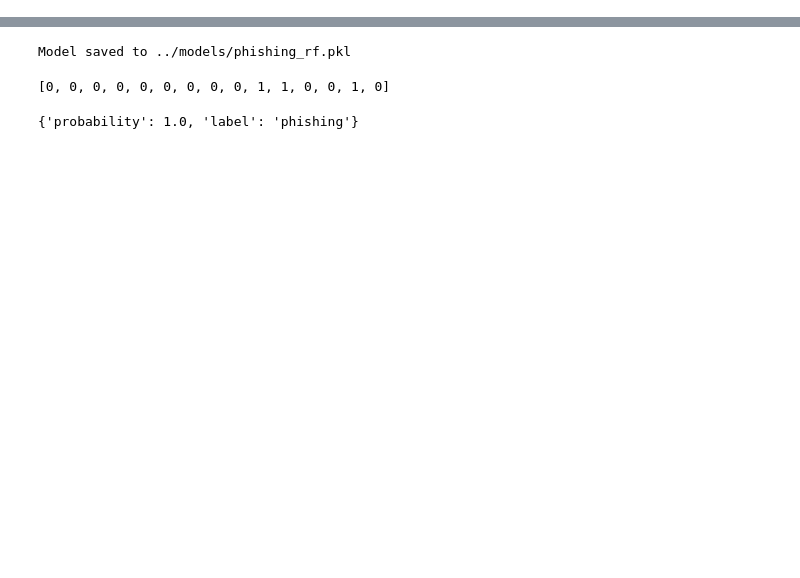
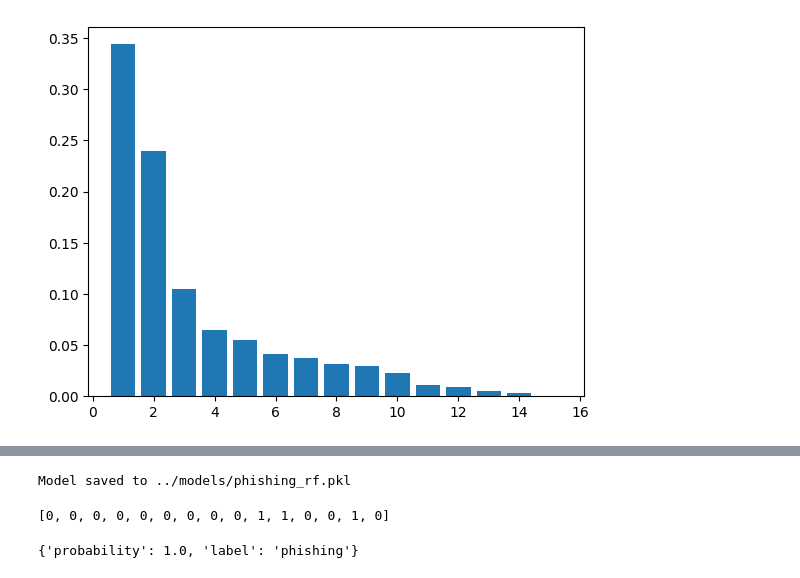
Before and after one commit to Lyhour7777/Phishing-Detection-Using-ML, a Jupyter notebook: notebooks/train-model.ipynb, the cells around one changed output, grey strips where cells are left out. Cells and saved outputs as stored; diff of their text form; code cells hidden in the pictures; blank space fills up the shorter version.

Commit message:
training notebook

```diff
--- a/notebooks/train-model.ipynb
+++ b/notebooks/train-model.ipynb
@@ -1,27 +1,5 @@
 # %%
-import os
 import pandas as pd
 
-
-FEATURE_NAMES = [
-        "Having IP address",
-        "Having @ symbol",
-        "URL length >= 54",
-        "Multiple subdomains",
-        "Redirection //",
-        "HTTP instead of HTTPS",
-        "URL shortening service",
-        "Prefix/Suffix in domain",
-        "DNS record missing",
-        "Domain age < 6 months",
-        "Domain expires in <6 months",
-        "Iframe detected",
-        "Mouse-over script",
-        "Right-click disabled",
-        "Multiple forwarding"
-    ]
-DATA_PATH = '../data/url_extractor.csv'
-MODEL_DIR = "../models"
-MODEL_PATH = os.path.join(MODEL_DIR, "phishing_rf.pkl")
-
-data = pd.read_csv(DATA_PATH)
+df = pd.read_csv('../data/combined_extracted_features_dataset.csv')
+df.head()
@@ -41,0 +50,17 @@ X_train, X_test, y_train, y_test = train_test_split(
+# %%
+from sklearn.model_selection import train_test_split
+
+X = df.drop(columns='target').values
+y = df['target'].values
+# %%
+from sklearn.decomposition import PCA
+
+pca = PCA()
+X_pca = pca.fit_transform(X)
+# %%
+import matplotlib.pyplot as plt
+
+plt.bar(range(1, len(pca.explained_variance_)+1), pca.explained_variance_ratio_)
+plt.show()
+# %% [output]
+[figure, added]
```
Also changed, not shown: parts of 25 cells of this notebook, 1 other file.
